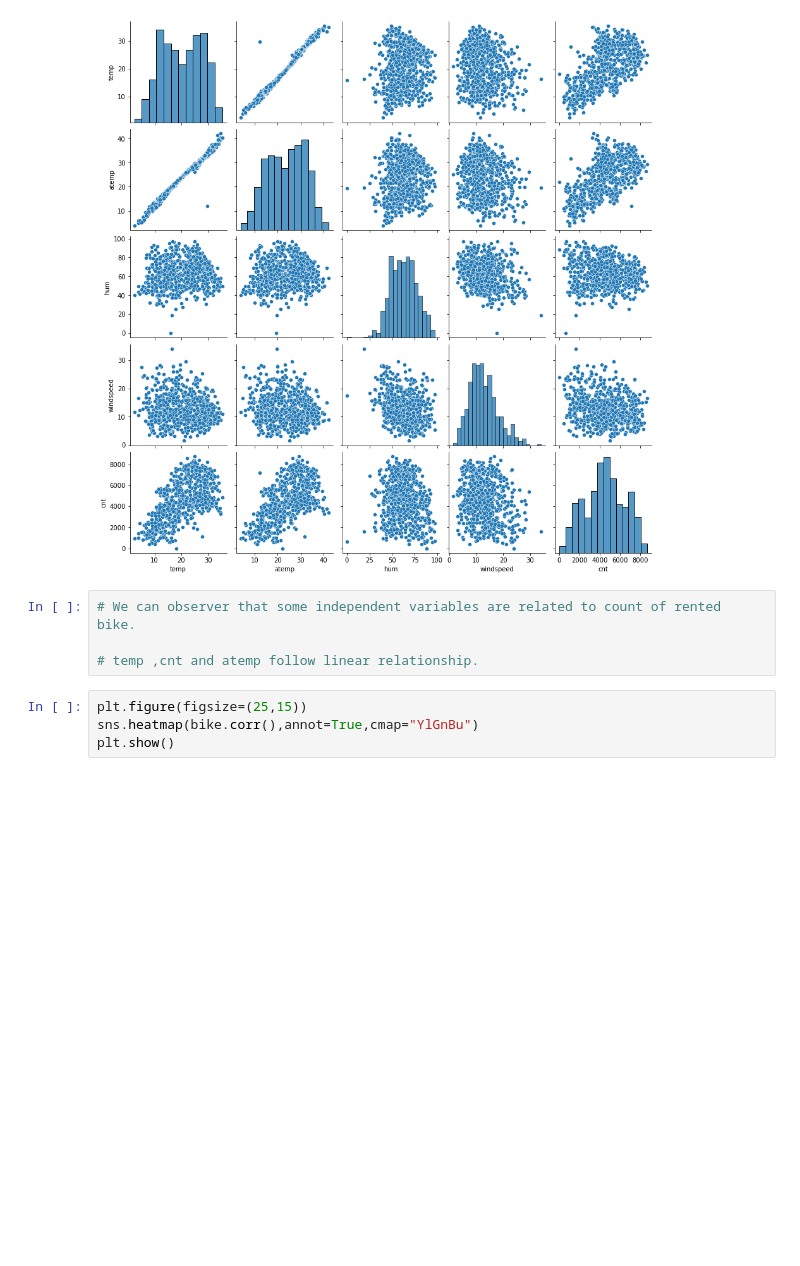
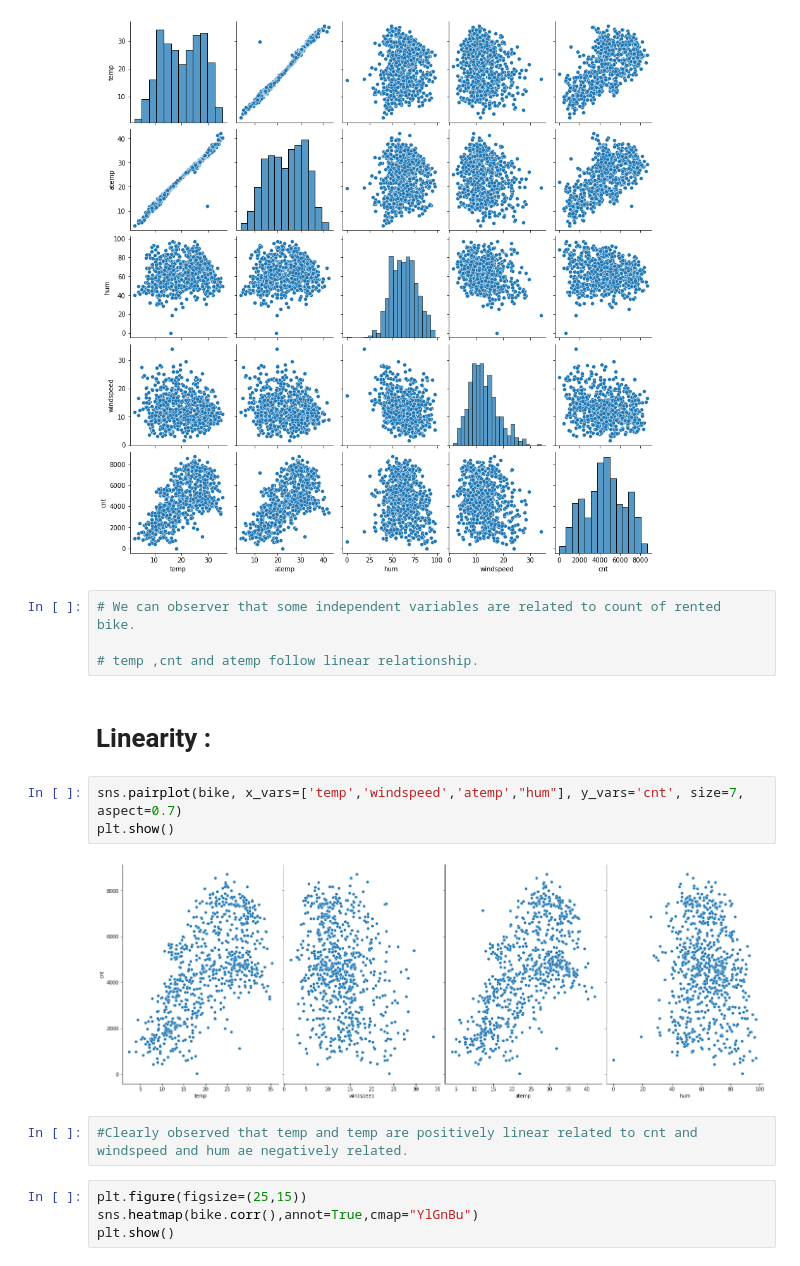
Before and after one commit to aajjiitt/Bike_Sharing_Assignment, a Jupyter notebook: BoomBikes.ipynb, the cells around one changed output. Saved outputs shown, nothing was run; the diff lists cells and outputs as text; blank space fills up the shorter version.

```diff
--- a/BoomBikes.ipynb
+++ b/BoomBikes.ipynb
@@ -104,6 +104,15 @@ plt.show()
 # We can observer that some independent variables are related to count of rented bike.
 
 # temp ,cnt and atemp follow linear relationship.
+# %% [markdown]
+# Linearity :
+# %%
+sns.pairplot(bike, x_vars=['temp','windspeed','atemp',"hum"], y_vars='cnt', size=7, aspect=0.7)
+plt.show()
+# %% [output]
+[figure, added]
+# %%
+#Clearly observed that temp and temp are positively linear related to cnt and windspeed and hum ae negatively related.
 # %%
 plt.figure(figsize=(25,15))
 sns.heatmap(bike.corr(),annot=True,cmap="YlGnBu")
```
Also changed, not shown: parts of 24 cells of this notebook, 2 other files.
